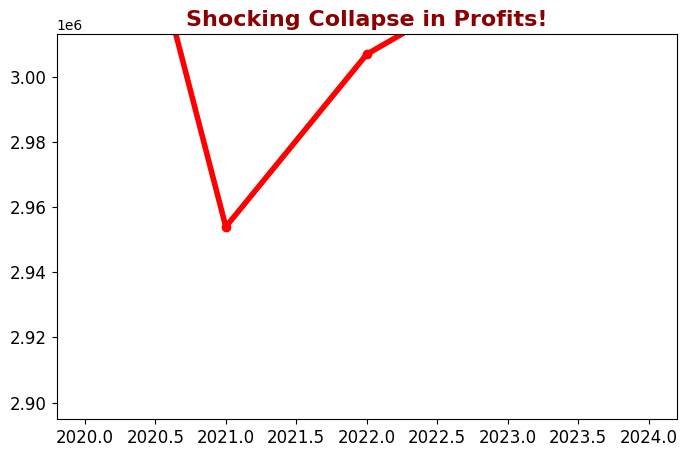
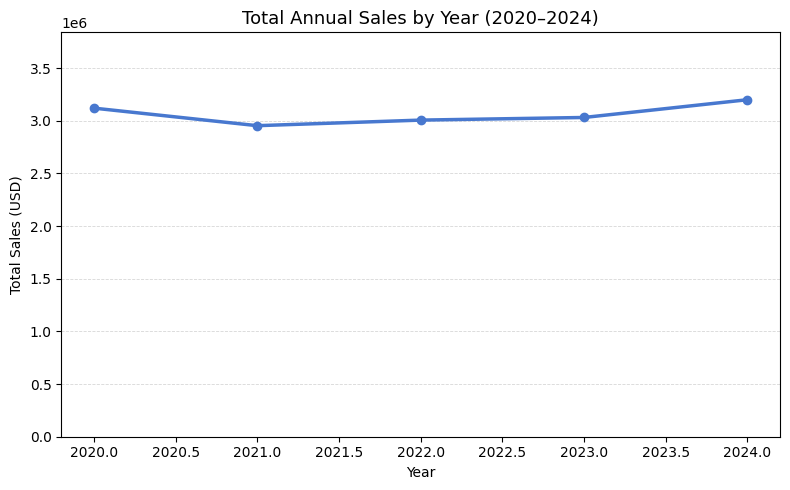
Unified diff of the notebook cell whose output changed from the first chart to the second:
--- before
+++ after
@@ -2,9 +2,12 @@
 subset = coffee_df.groupby("Year")["Sales"].sum().reset_index()
 
-# Wrong variable for title, truncated y-axis, misleading color & framing
-plt.plot(subset["Year"], subset["Sales"], color="red", linewidth=4, marker="o")
-plt.ylim(subset["Sales"].min() * 0.98, subset["Sales"].min() * 1.02)  # extreme truncation
-plt.title("Shocking Collapse in Profits!", fontsize=16, fontweight="bold", color="darkred")
-plt.xticks(fontsize=12)
-plt.yticks(fontsize=12)
+plt.plot(subset["Year"], subset["Sales"], color="#4878CF", linewidth=2.5, marker="o")
+plt.ylim(0, subset["Sales"].max() * 1.2)
+plt.title("Total Annual Sales by Year (2020–2024)", fontsize=13)
+plt.xlabel("Year")
+plt.ylabel("Total Sales (USD)")
+plt.grid(axis="y", linestyle="--", linewidth=0.6, alpha=0.5)
+
+plt.tight_layout()
 plt.show()
+

Commit: Add fixed charts, notes, and my own visualization